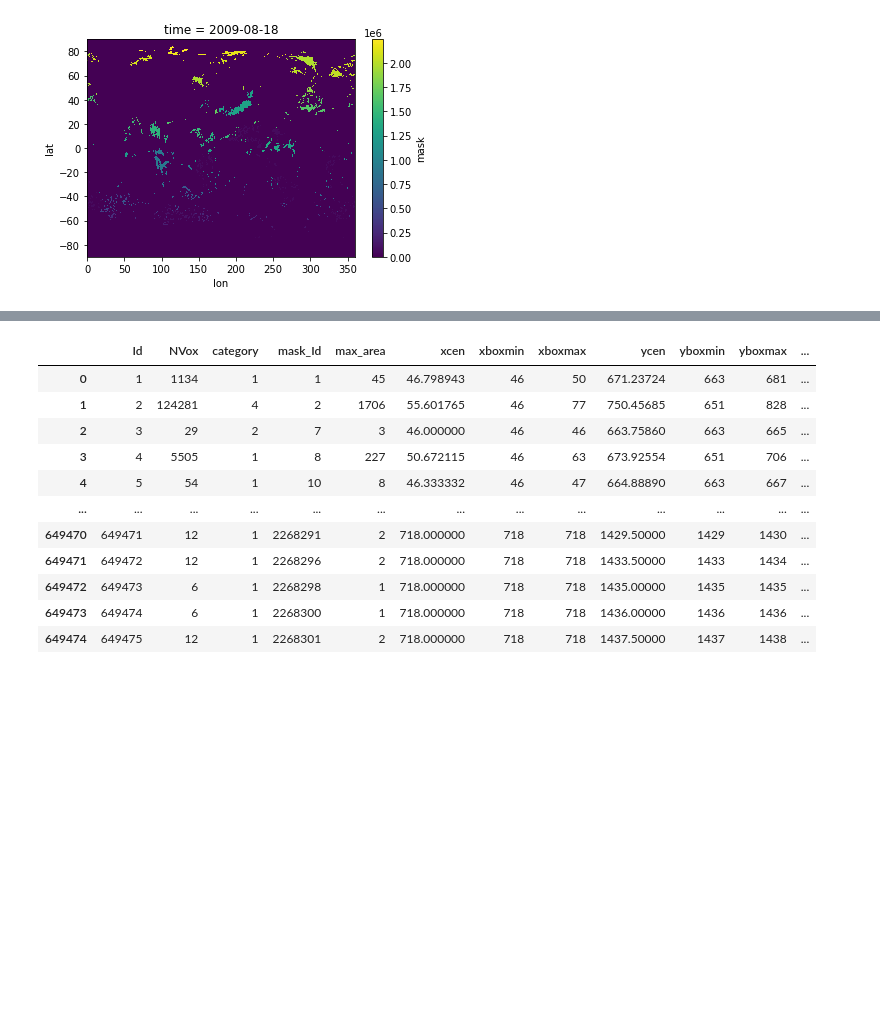
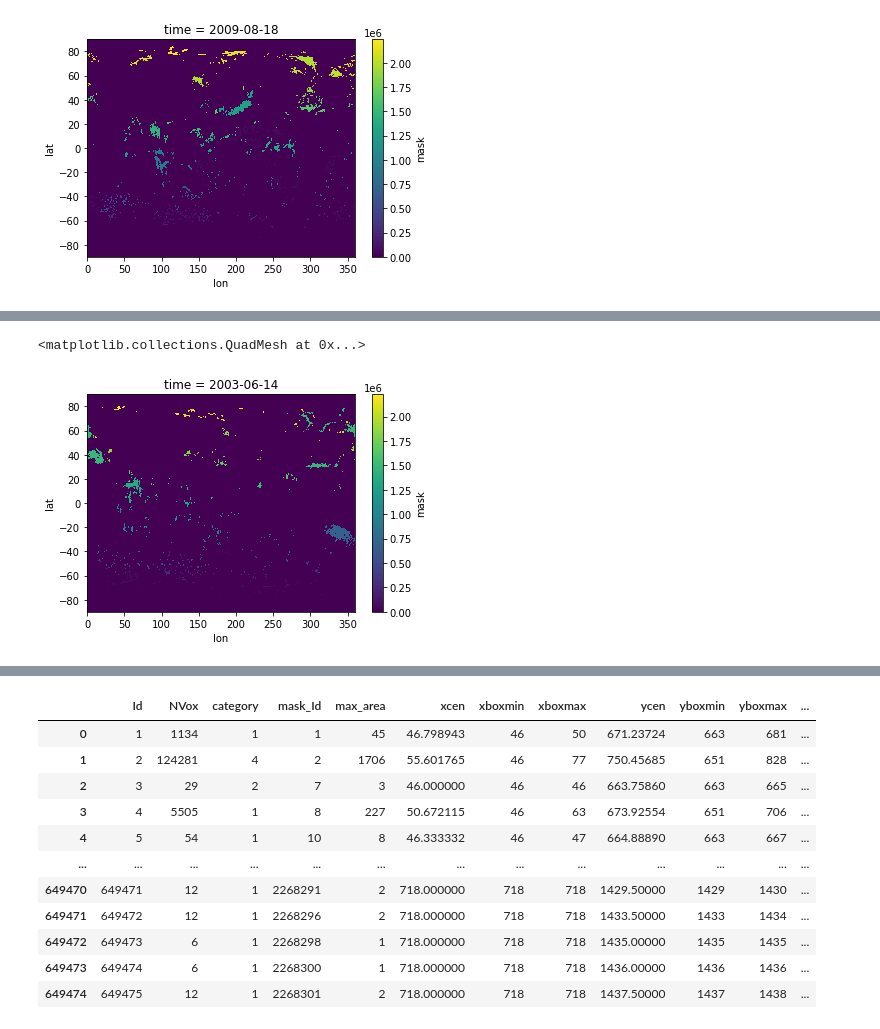
Before and after one commit to profxj/mhw_analysis, a Jupyter notebook: mhw_analysis/chl/mask.ipynb, the cells around one changed output, grey strips where cells are left out. Drawn from its saved outputs; the diff is of its cells as text; code cells hidden in the pictures; blank space fills up the shorter version.

```diff
--- a/mhw_analysis/chl/mask.ipynb
+++ b/mhw_analysis/chl/mask.ipynb
@@ -47,0 +62,7 @@ m2.plot()
+# %%
+m1=mask.sel(time=['2003-6-14'])
+m2=m1.mask
+m2.plot()
+# %% [output]
+<matplotlib.collections.QuadMesh at 0x...>
+[figure, added]
```
Also changed, not shown: parts of 10 cells of this notebook, 1 other file.
